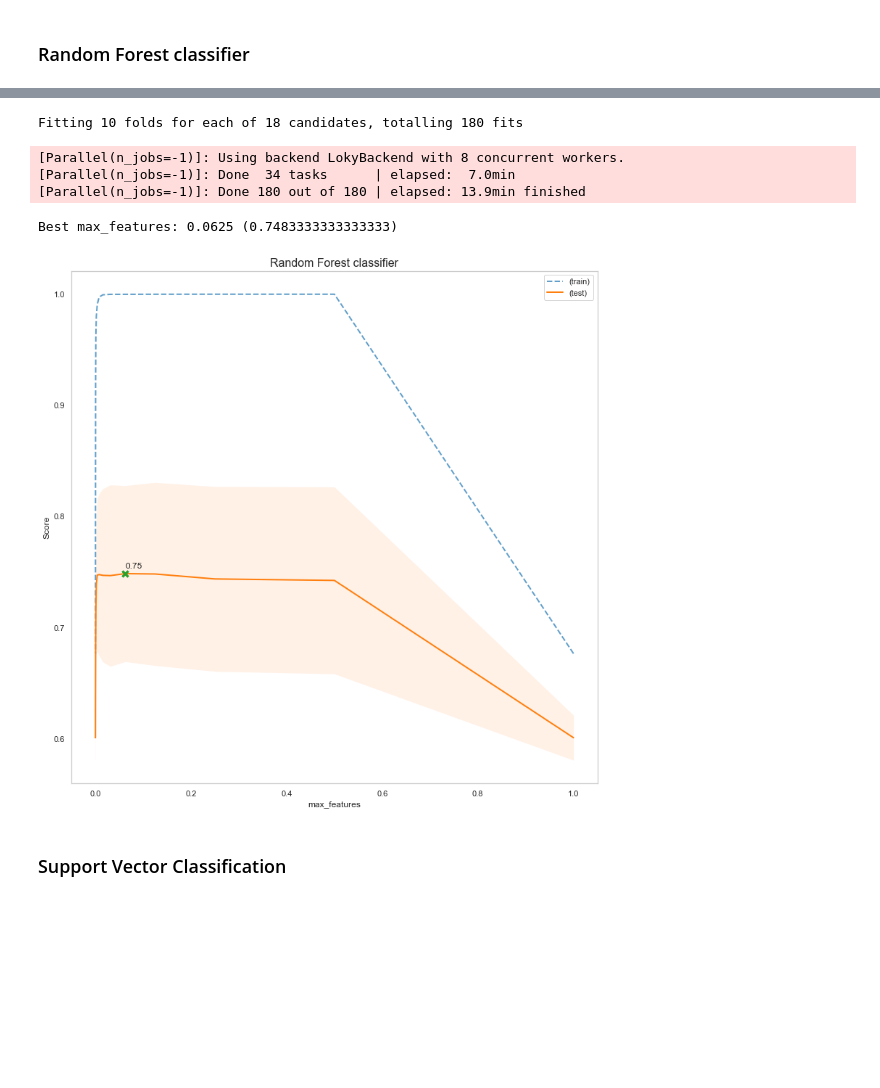
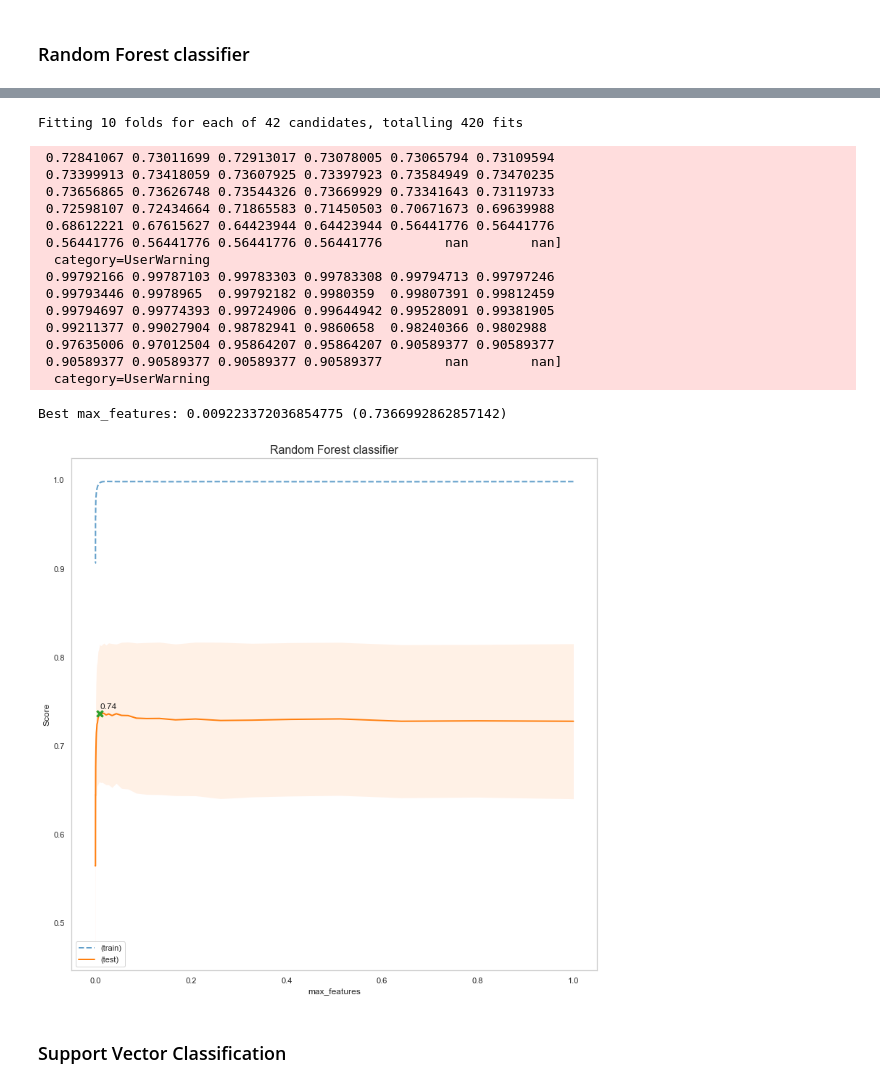
Before and after one commit to ferranSanchezLlado/Bachelor-Thesis, a Jupyter notebook: TFG.ipynb, the cells around one changed output, grey strips where cells are left out. Cells and saved outputs as stored; diff of their text form; code cells hidden in the pictures; blank space fills up the shorter version.

```diff
--- a/TFG.ipynb
+++ b/TFG.ipynb
@@ -723,7 +773,7 @@ Best alpha: 1.0 (0.7023333333333334)
 # %% [markdown]
 ### Bernoulli Naive Bayes classifier
 # %%
-grid_search_bernoulli = GridSearchCV(bernoulli, param_grid={'alpha': [2 ** (-i) for i in range(-5,10)]}, scoring='accuracy', return_train_score=True, n_jobs = -1, cv=10)
+grid_search_bernoulli = GridSearchCV(bernoulli, param_grid={'alpha': [1.1 ** (-i) for i in range(-20,20)]}, scoring='f1_macro', return_train_score=True, n_jobs = -1, cv=10)
 grid_search_bernoulli.fit(X_train, english_train['HS'])
 
 plot_gridsearch(grid_search_bernoulli.cv_results_, 'alpha', models[bernoulli])
@@ -733,7 +783,7 @@ Best alpha: 1.0 (0.7314444444444446)
 # %% [markdown]
 ### Ridge Classifier
 # %%
-grid_search_ridge = GridSearchCV(ridge, param_grid={'alpha': [2 ** (-i) for i in range(-5,10)]}, scoring='accuracy', return_train_score=True, n_jobs=-1, cv=10)
+grid_search_ridge = GridSearchCV(ridge, param_grid={'alpha': [1.1 ** (-i) for i in range(-20,20)]}, scoring='f1_macro', return_train_score=True, n_jobs=-1, cv=10)
 grid_search_ridge.fit(X_train, english_train['HS'])
 
 plot_gridsearch(grid_search_ridge.cv_results_, 'alpha', models[ridge])
@@ -744,7 +794,7 @@ Best alpha: 4.0 (0.7403333333333334)
 ### Random Forest classifier
 # %%
 param_grid = {
-    'bootstrap': [True, False],
+    'bootstrap': [True],
     'max_depth': [2 ** (i) for i in range(1,10)] + [None],
     'n_estimators': [2 ** (i) for i in range(1,10)],
     'min_samples_leaf': [1, 2, 4],
@@ -753,7 +803,7 @@ param_grid = {
 
 grid_search_random_forest = GridSearchCV(random_forest,
                   param_grid=param_grid,
-                  scoring='accuracy', return_train_score=True, verbose=1, n_jobs=-1, cv=5)
+                  scoring='f1_macro', return_train_score=True, verbose=1, n_jobs=-1, cv=5)
 grid_search_random_forest.fit(X_train, english_train['HS'])
 
 print(grid_search_random_forest.best_params_)
@@ -777,3 +812,0 @@ Fitting 5 folds for each of 1620 candidates, totalling 8100 fits
-# %%
-for i in np.flip(grid_search_random_forest.cv_results_['mean_test_score'].argsort())[:10]:
-    print(grid_search_random_forest.cv_results_['mean_test_score'][i], grid_search_random_forest.cv_results_['mean_train_score'][i], grid_search_random_forest.cv_results_['params'][i])
@@ -791,17 +833,28 @@ for i in np.flip(grid_search_random_forest.cv_results_['mean_test_score'].argsor
 # %%
-grid_search_random_forest_2 = GridSearchCV(RandomForestClassifier(bootstrap=True, max_depth=256, min_samples_leaf=1, min_samples_split=5, n_estimators=256, random_state=42),
-                  param_grid={'max_features': [2 ** (-i) for i in range(16)] + [X_train.shape[1] ** 0.5, np.log2(X_train.shape[1])]}, # last two = sqrt and log2
-                  scoring='accuracy', return_train_score=True, verbose=1, n_jobs = -1, cv=10)
+grid_search_random_forest_2 = GridSearchCV(RandomForestClassifier(bootstrap=True, max_depth=256, min_samples_leaf=1, min_samples_split=5, n_estimators=512, random_state=42),
+                  param_grid={'max_features': [1.25 ** (-i) for i in range(40)] + [X_train.shape[1] ** 0.5, np.log2(X_train.shape[1])]}, # last two = sqrt and log2
+                  scoring='f1_macro', return_train_score=True, verbose=1, n_jobs=-1, cv=10)
 
 grid_search_random_forest_2.fit(X_train, english_train['HS'])
 plot_gridsearch(grid_search_random_forest_2.cv_results_, 'max_features', models[random_forest])
 # %% [output]
-Fitting 10 folds for each of 18 candidates, totalling 180 fits
+Fitting 10 folds for each of 42 candidates, totalling 420 fits
-[Parallel(n_jobs=-1)]: Using backend LokyBackend with 8 concurrent workers.
-[Parallel(n_jobs=-1)]: Done  34 tasks      | elapsed:  7.0min
-[Parallel(n_jobs=-1)]: Done 180 out of 180 | elapsed: 13.9min finished
+ 0.72841067 0.73011699 0.72913017 0.73078005 0.73065794 0.73109594
+ 0.73399913 0.73418059 0.73607925 0.73397923 0.73584949 0.73470235
+ 0.73656865 0.73626748 0.73544326 0.73669929 0.73341643 0.73119733
+ 0.72598107 0.72434664 0.71865583 0.71450503 0.70671673 0.69639988
+ 0.68612221 0.67615627 0.64423944 0.64423944 0.56441776 0.56441776
+ 0.56441776 0.56441776 0.56441776 0.56441776        nan        nan]
+  category=UserWarning
+ 0.99792166 0.99787103 0.99783303 0.99783308 0.99794713 0.99797246
+ 0.99793446 0.9978965  0.99792182 0.9980359  0.99807391 0.99812459
+ 0.99794697 0.99774393 0.99724906 0.99644942 0.99528091 0.99381905
+ 0.99211377 0.99027904 0.98782941 0.9860658  0.98240366 0.9802988
+ 0.97635006 0.97012504 0.95864207 0.95864207 0.90589377 0.90589377
+ 0.90589377 0.90589377 0.90589377 0.90589377        nan        nan]
+  category=UserWarning
-Best max_features: 0.0625 (0.7483333333333333)
+Best max_features: 0.009223372036854775 (0.7366992862857142)
-[figure, old version]
+[figure, new version]
 # %% [markdown]
 ### Support Vector Classification
 # %%
```
Also changed, not shown: parts of 50 cells of this notebook, 11 other files.
